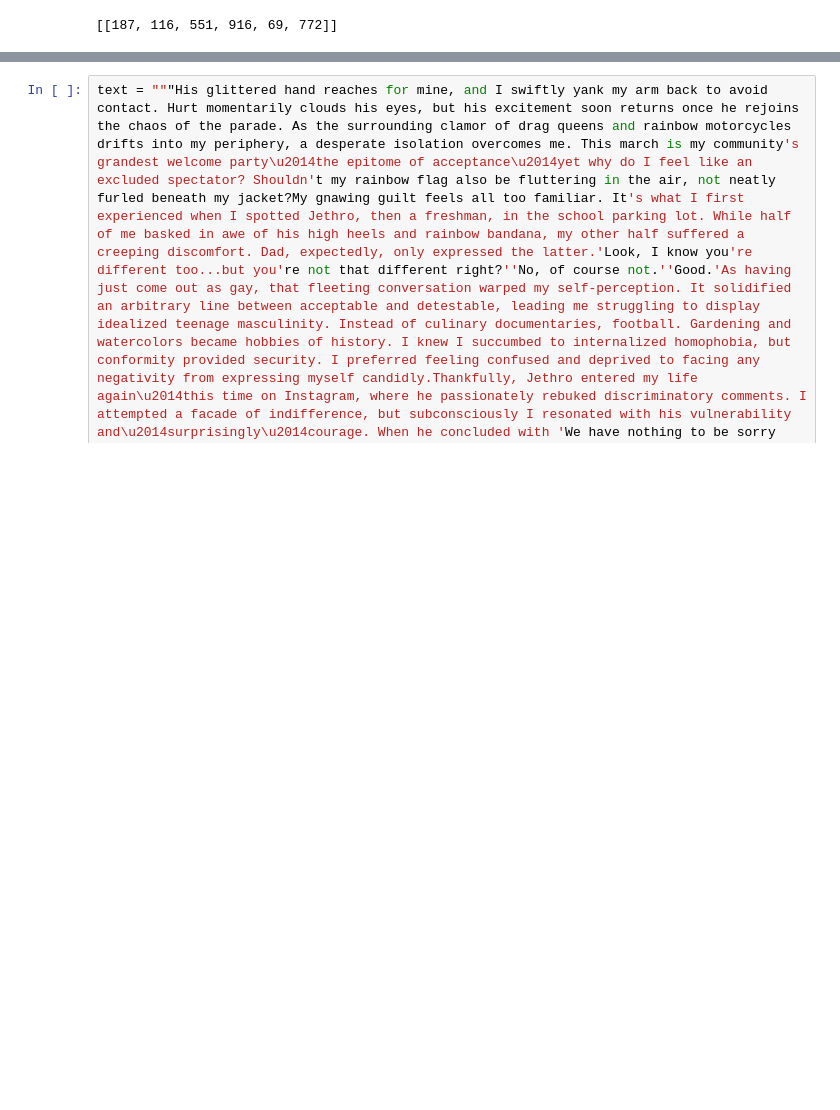
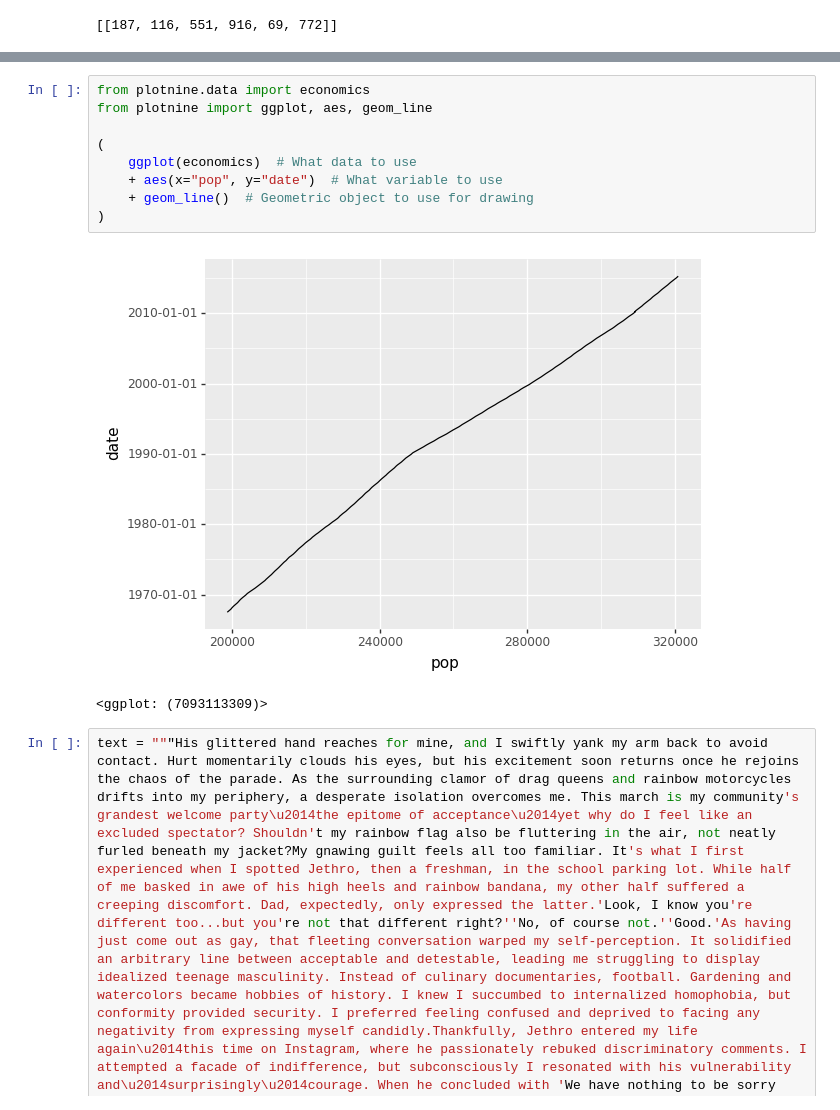
Before and after one commit to kwangilkimkenny/Story_Analysis, a Jupyter notebook: plot_analysis.ipynb, the cells around one changed output, grey strips where cells are left out. Saved outputs shown, nothing was run; the diff lists cells and outputs as text; blank space fills up the shorter version.

```diff
--- a/plot_analysis.ipynb
+++ b/plot_analysis.ipynb
@@ -902 +937,13 @@ plt.show()
+# %%
+from plotnine.data import economics
+from plotnine import ggplot, aes, geom_line
+
+(
+    ggplot(economics)  # What data to use
+    + aes(x="pop", y="date")  # What variable to use
+    + geom_line()  # Geometric object to use for drawing
+)
+# %% [output]
+[figure, added]
+<ggplot: (7093113309)>
 # %%
```
Also changed, not shown: parts of 28 cells of this notebook.
